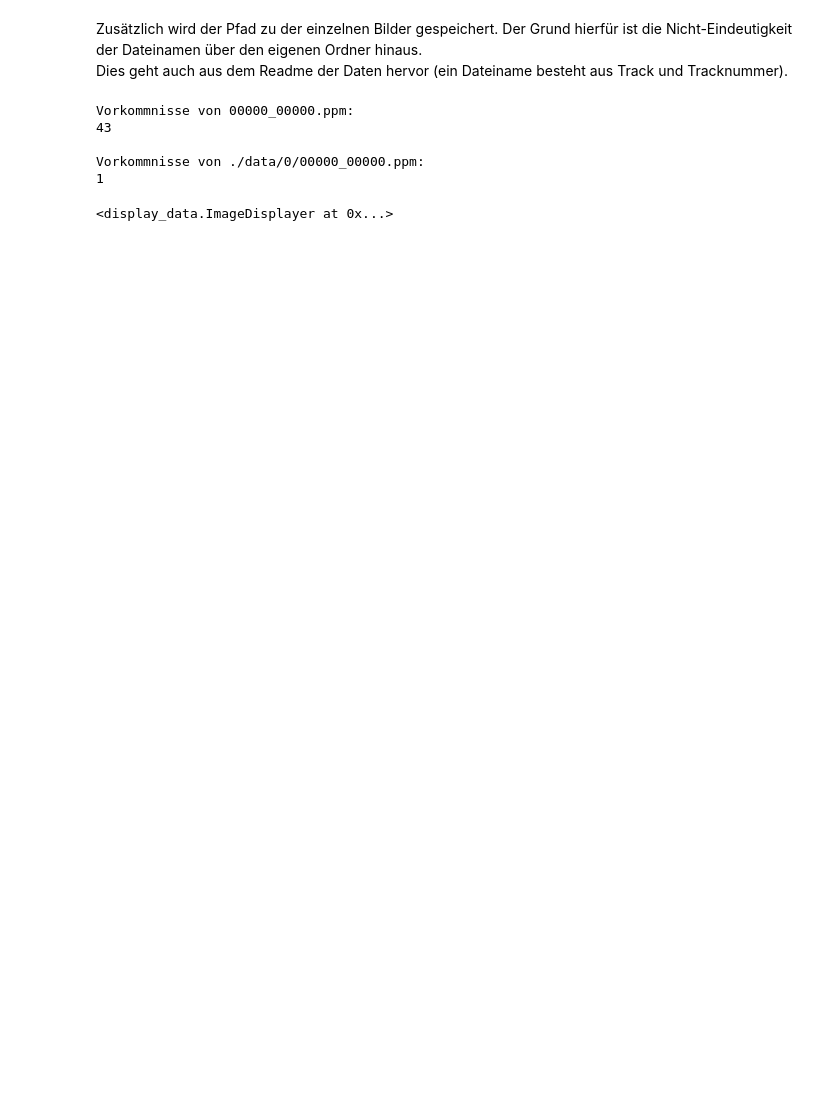
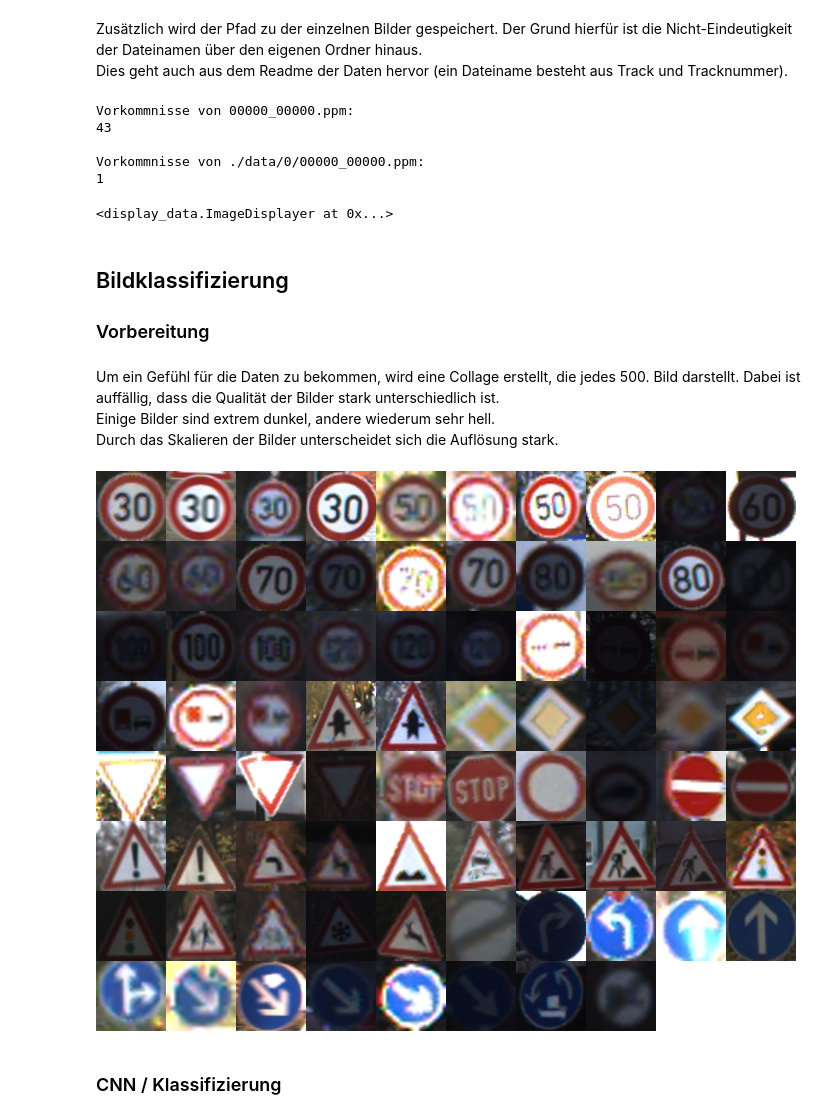
Before and after one commit to Na1k/ML-Lab_project, a Jupyter notebook: Sign-Classification.ipynb, the cells around one changed output. Drawn from its saved outputs; the diff is of its cells as text; code cells hidden in the pictures; blank space fills up the shorter version.

Commit message:
created collage

```diff
--- a/Sign-Classification.ipynb
+++ b/Sign-Classification.ipynb
@@ -166,3 +167,6 @@ Vorkommnisse von ./data/0/00000_00000.ppm:
 ImageDisplayer(df, 100, 105)
 # %% [output]
 <display_data.ImageDisplayer at 0x...>
+# %% [markdown]
+## Bildklassifizierung
+### Vorbereitung
@@ -168,0 +199,29 @@ ImageDisplayer(df, 100, 105)
+# %% [markdown]
+Um ein Gefühl für die Daten zu bekommen, wird eine Collage erstellt, die jedes 500. Bild darstellt.
+Dabei ist auffällig, dass die Qualität der Bilder stark unterschiedlich ist.
+Einige Bilder sind extrem dunkel, andere wiederum sehr hell.
+Durch das Skalieren der Bilder unterscheidet sich die Auflösung stark.
+# %%
+def create_collage(collage_savepath):
+    collage = Image.new("RGBA", (1000, 800))
+    x = 0
+    y = 0
+    for index, row in df.iterrows():
+        image = load_img(row["Folder"]+row["Filename"])
+        image = image.crop((row["Roi.X1"], row["Roi.Y1"], row["Roi.X2"], row["Roi.Y2"]))
+        image = image.resize((100, 100))
+        if(index > 0 and index%500 == 0):
+            #print(index)
+            collage.paste(image, (x,y))
+            x+=100
+            if(x > 900):
+                x=0
+                y+=100
+    collage.save(collage_savepath)
+
+create_collage(r"./images/collage_cropped_images.png")
+display.Image(filename=r"./images/collage_cropped_images.png")
+# %% [output]
+[figure, added]
+# %% [markdown]
+### CNN / Klassifizierung
```
Also changed, not shown: parts of 3 cells of this notebook, 1 other file.
